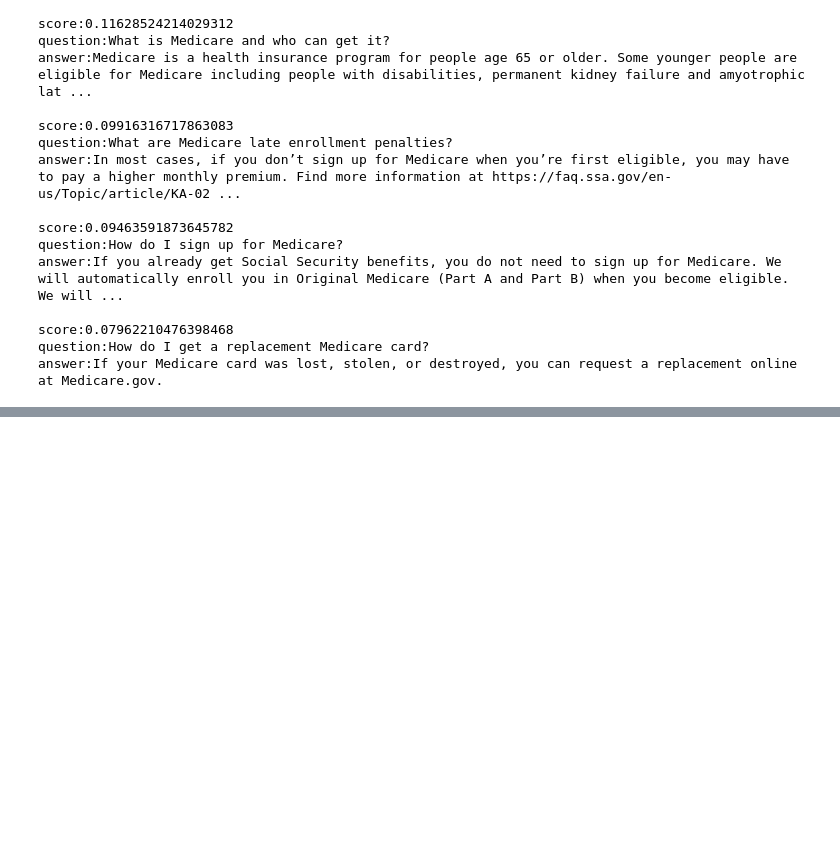
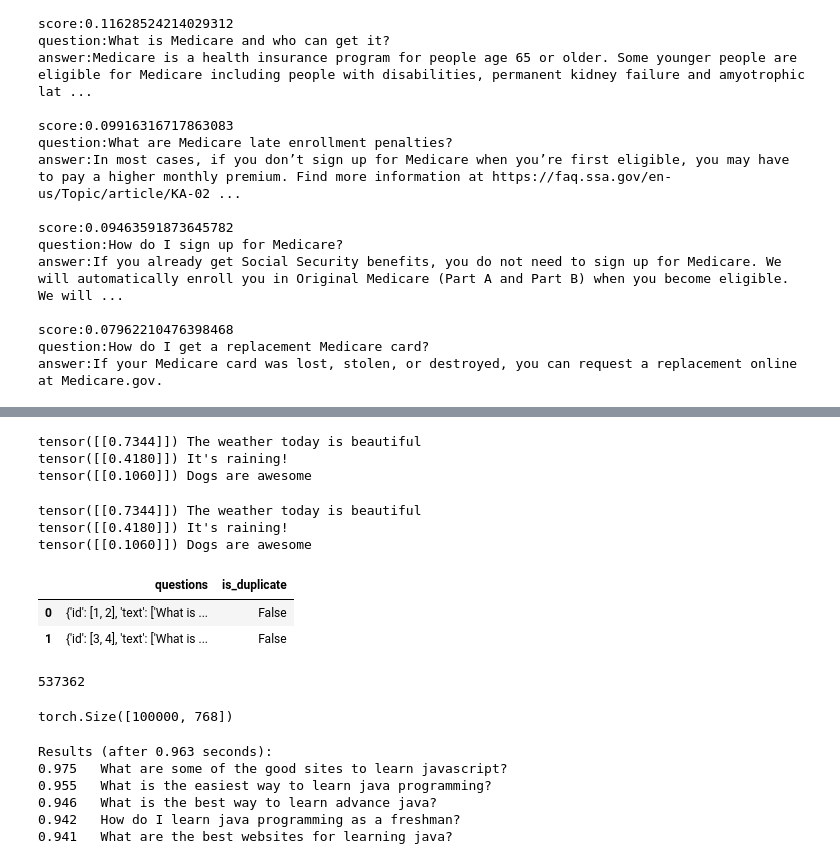
Before and after one commit to arun477/deep_learning_portal, a Jupyter notebook: nbs/07_35_intro_to_sentence_embedding.ipynb, the cells around one changed output, grey strips where cells are left out. Saved outputs shown, nothing was run; the diff lists cells and outputs as text; code cells hidden in the pictures; blank space fills up the shorter version.

Commit message:
hacking embedding

```diff
--- a/nbs/07_35_intro_to_sentence_embedding.ipynb
+++ b/nbs/07_35_intro_to_sentence_embedding.ipynb
@@ -78,0 +301,22 @@ answer:If your Medicare card was lost, stolen, or destroyed, you can request a r
+# %%
+embeddings = [get_sentence_embedding(sentence) for sentence in sentences]
+for embedding, sentence in zip(embeddings, sentences):
+    similarity = util.pytorch_cos_sim(query_embedding, embedding)
+    print(similarity, sentence)
+# %% [output]
+tensor([[0.7344]]) The weather today is beautiful
+tensor([[0.4180]]) It's raining!
+tensor([[0.1060]]) Dogs are awesome
+# %%
+from sentence_transformers import SentenceTransformer
+
+model = SentenceTransformer("sentence-transformers/all-MiniLM-L6-v2")
+query_embedding = model.encode("Today is a sunny day")
+embeddings = model.encode(sentences)
+for embedding, sentence in zip(embeddings, sentences):
+    similarity = util.pytorch_cos_sim(query_embedding, embedding)
+    print(similarity, sentence)
+# %% [output]
+tensor([[0.7344]]) The weather today is beautiful
+tensor([[0.4180]]) It's raining!
+tensor([[0.1060]]) Dogs are awesome
@@ -78,0 +327,18 @@ answer:If your Medicare card was lost, stolen, or destroyed, you can request a r
+# %%
+dataset = load_dataset('quora', split='train')
+dataset
+# %%
+dataset.to_pandas().head(2)
+# %% [output]
+|  | questions | is_duplicate |
+| 0 | {'id': [1, 2], 'text': ['What is ... | False |
+| 1 | {'id': [3, 4], 'text': ['What is ... | False |
+# %%
+corpus_questions = []
+for d in dataset:
+    corpus_questions.append(d["questions"]["text"][0])
+    corpus_questions.append(d["questions"]["text"][1])
+corpus_questions = list(set(corpus_questions))
+len(corpus_questions)
+# %% [output]
+537362
@@ -78,0 +353,4 @@ answer:If your Medicare card was lost, stolen, or destroyed, you can request a r
+# %%
+corpus_embeddings.shape
+# %% [output]
+torch.Size([100000, 768])
@@ -78,0 +371,9 @@ answer:If your Medicare card was lost, stolen, or destroyed, you can request a r
+# %%
+search("How can I learn javascript online?")
+# %% [output]
+Results (after 0.963 seconds):
+0.975   What are some of the good sites to learn javascript?
+0.955   What is the easiest way to learn java programming?
+0.946   What is the best way to learn advance java?
+0.942   How do I learn java programming as a freshman?
+0.941   What are the best websites for learning java?
```
Also changed, not shown: parts of 38 cells of this notebook.
